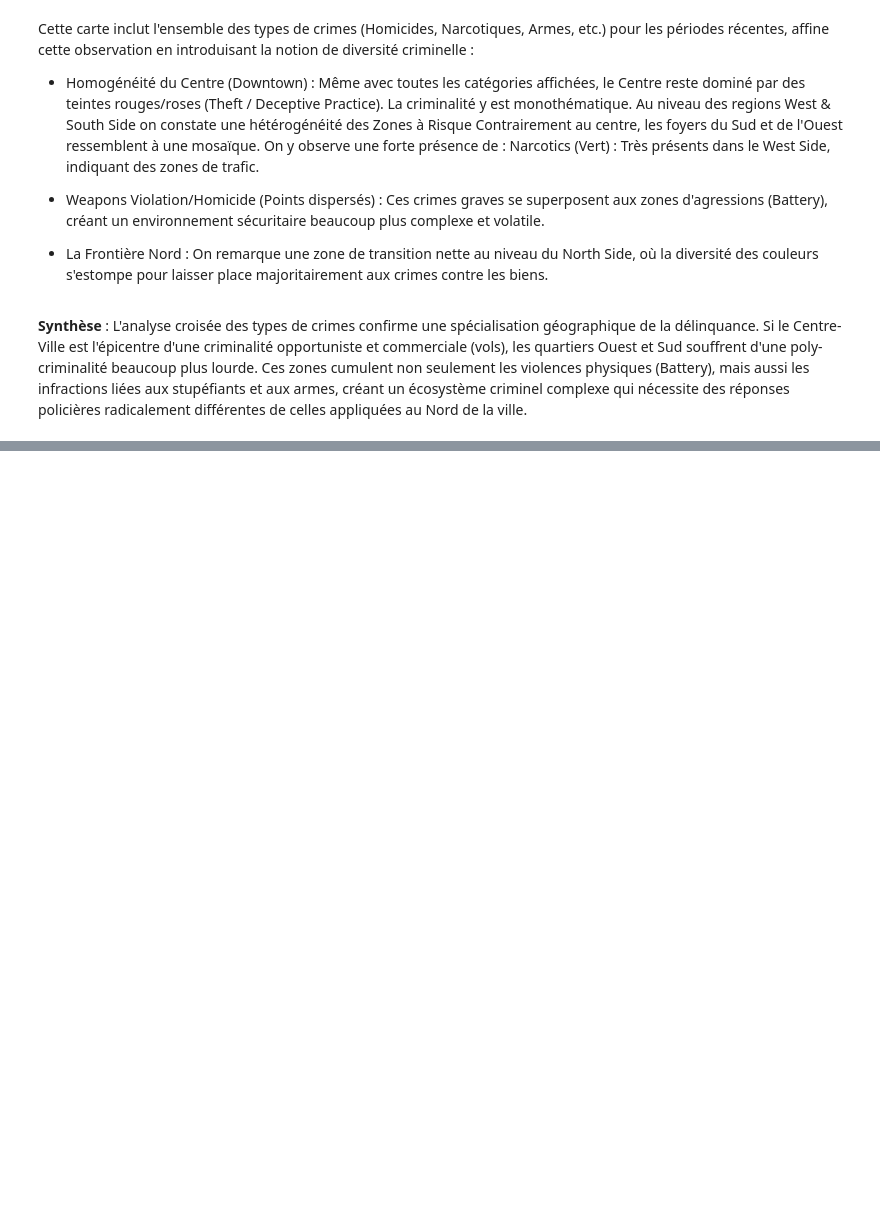
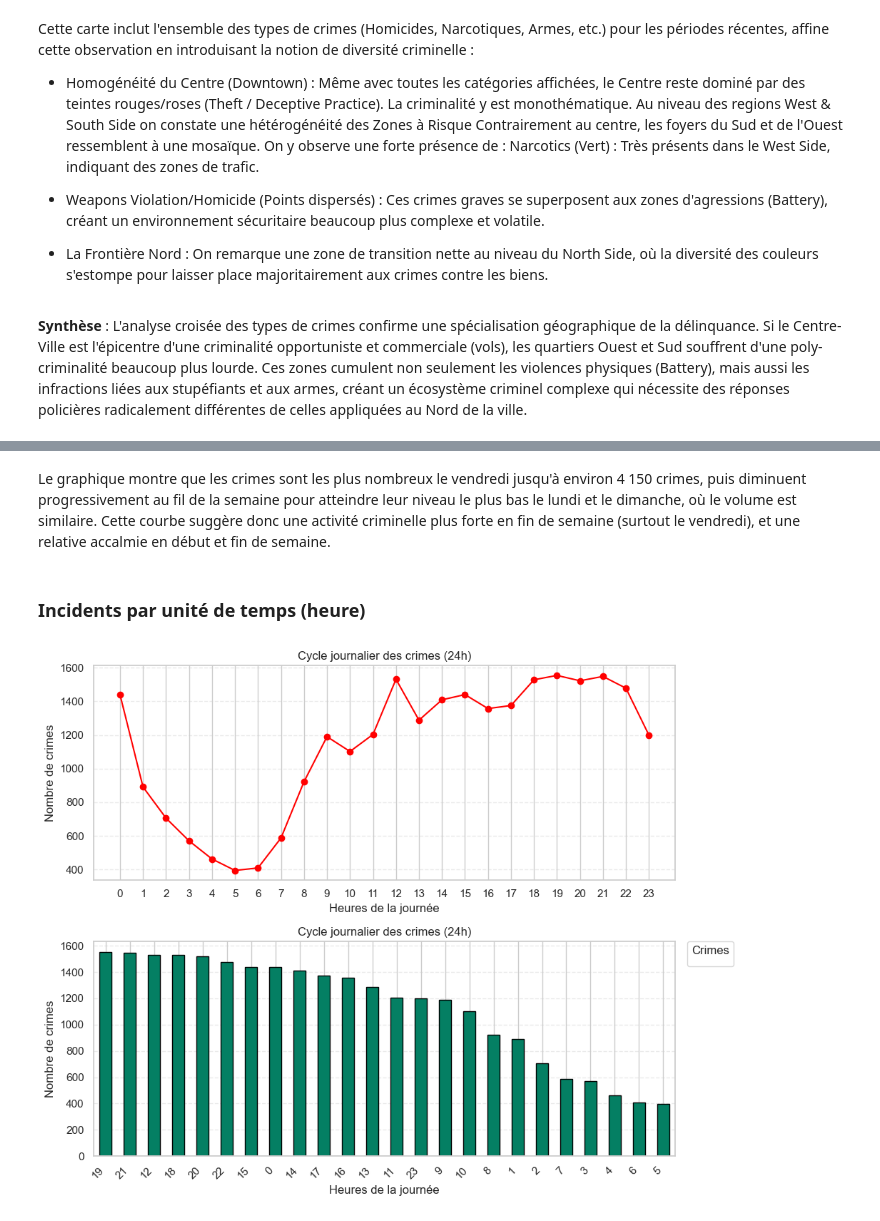
Before and after one commit to itsdav7/CrimeDB_Analysis, a Jupyter notebook: C_DB_Analysis.ipynb, the cells around one changed output, grey strips where cells are left out. Saved outputs shown, nothing was run; the diff lists cells and outputs as text; code cells hidden in the pictures; blank space fills up the shorter version.

```diff
--- a/C_DB_Analysis.ipynb
+++ b/C_DB_Analysis.ipynb
@@ -1096,0 +1212,44 @@ L'analyse croisée des types de crimes confirme une spécialisation géographiqu
+# %% [markdown]
+Le graphique montre que les crimes sont les plus nombreux le vendredi jusqu'à environ 4 150 crimes, puis diminuent progressivement au fil de la semaine pour atteindre leur niveau le plus bas le lundi et le dimanche, où le volume est similaire. Cette courbe suggère donc une activité criminelle plus forte en fin de semaine (surtout le vendredi), et une relative accalmie en début et fin de semaine.
+# %% [markdown]
+### Incidents par unité de temps (heure)
+# %%
+# Données
+crimes_par_heure_line = data.groupby("hour").size().sort_index()
+crimes_par_heure_bar  = data.groupby("hour").size().sort_values(ascending=False)
+
+# Figure + 2 sous-graphiques
+fig, (ax1, ax2) = plt.subplots(2, 1, figsize=(10, 8))
+
+# 1) Courbe : cycle journalier
+ax1.plot(
+    crimes_par_heure_line.index,
+    crimes_par_heure_line.values,
+    marker="o", color="red"
+)
+ax1.set_xlabel("Heures de la journée")
+ax1.set_ylabel("Nombre de crimes")
+ax1.set_title("Cycle journalier des crimes (24h)")
+ax1.grid(axis="y", linestyle="--", alpha=0.4)
+ax1.set_xticks(range(0, 24))
+
+# 2) Barplot : heures triées par fréquence
+crimes_par_heure_bar.plot(kind="bar", ax=ax2, color="#047f63", edgecolor="black")
+ax2.set_xlabel("Heures de la journée")
+ax2.set_ylabel("Nombre de crimes")
+ax2.set_title("Cycle journalier des crimes (24h)")
+ax2.grid(axis="y", linestyle="--", alpha=0.4)
+ax2.set_xticklabels(crimes_par_heure_bar.index.astype(int), rotation=45, ha="right")
+
+# Légende du barplot à droite
+ax2.legend(
+    title="Crimes",
+    bbox_to_anchor=(1.02, 1),
+    loc="upper left",
+    borderaxespad=0.
+)
+
+fig.tight_layout()
+plt.show()
+# %% [output]
+[figure, added]
```
Also changed, not shown: parts of 13 cells of this notebook.
